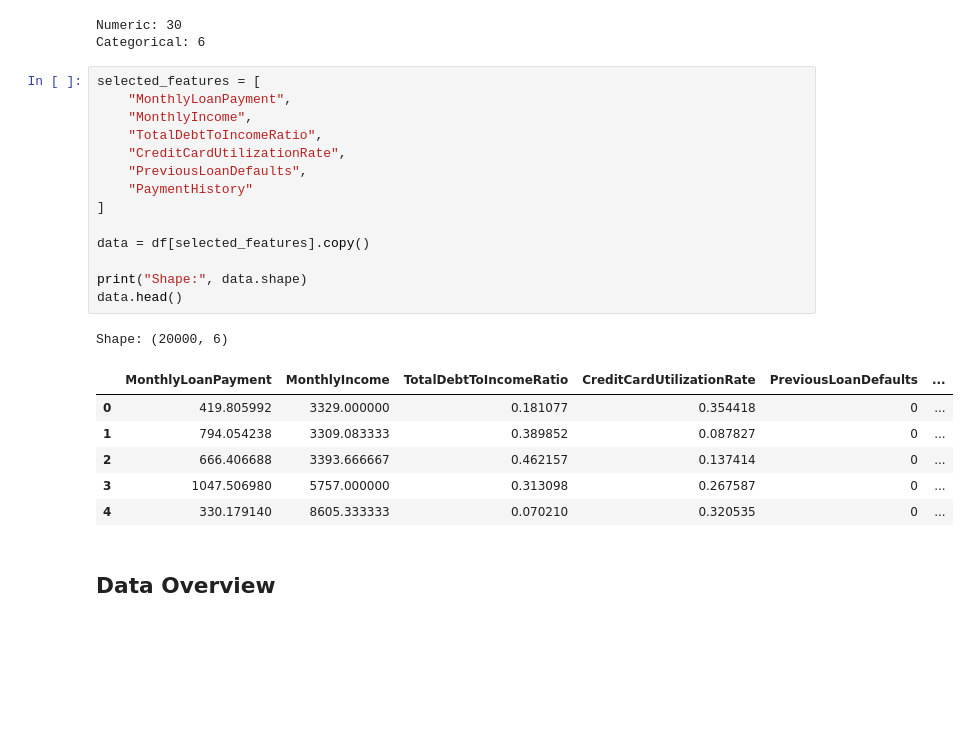
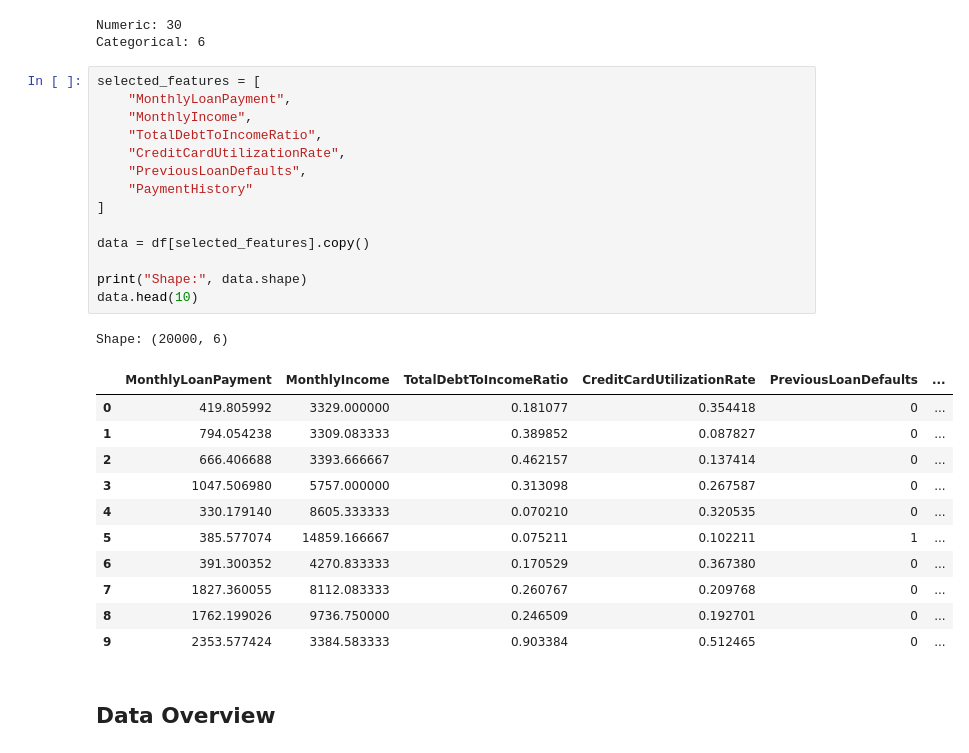
Before and after one commit to sseptiannn/finalproject_dibimbing_aiml8, a Jupyter notebook: notebooks/1_proses_eda.ipynb, the cells around one changed output. Saved outputs shown, nothing was run; the diff lists cells and outputs as text; blank space fills up the shorter version.

```diff
--- a/notebooks/1_proses_eda.ipynb
+++ b/notebooks/1_proses_eda.ipynb
@@ -119,25 +119,30 @@ Categorical: 6
 # %%
 selected_features = [
     "MonthlyLoanPayment",
     "MonthlyIncome",
     "TotalDebtToIncomeRatio",
     "CreditCardUtilizationRate",
     "PreviousLoanDefaults",
     "PaymentHistory"
 ]
 
 data = df[selected_features].copy()
 
 print("Shape:", data.shape)
-data.head()
+data.head(10)
 # %% [output]
 Shape: (20000, 6)
 |  | MonthlyLoanPayment | MonthlyIncome | TotalDebtToIncomeRatio | CreditCardUtilizationRate | PreviousLoanDefaults | ... |
 | 0 | 419.805992 | 3329.000000 | 0.181077 | 0.354418 | 0 | ... |
 | 1 | 794.054238 | 3309.083333 | 0.389852 | 0.087827 | 0 | ... |
 | 2 | 666.406688 | 3393.666667 | 0.462157 | 0.137414 | 0 | ... |
 | 3 | 1047.506980 | 5757.000000 | 0.313098 | 0.267587 | 0 | ... |
 | 4 | 330.179140 | 8605.333333 | 0.070210 | 0.320535 | 0 | ... |
+| 5 | 385.577074 | 14859.166667 | 0.075211 | 0.102211 | 1 | ... |
+| 6 | 391.300352 | 4270.833333 | 0.170529 | 0.367380 | 0 | ... |
+| 7 | 1827.360055 | 8112.083333 | 0.260767 | 0.209768 | 0 | ... |
+| 8 | 1762.199026 | 9736.750000 | 0.246509 | 0.192701 | 0 | ... |
+| 9 | 2353.577424 | 3384.583333 | 0.903384 | 0.512465 | 0 | ... |
 # %% [markdown]
 ## Data Overview
 # %%
```
Also changed, not shown: parts of 5 cells of this notebook.
